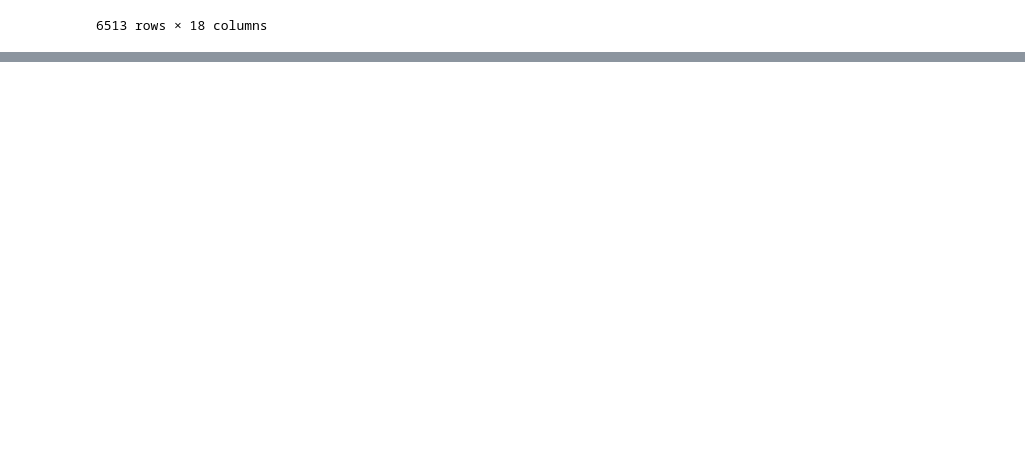
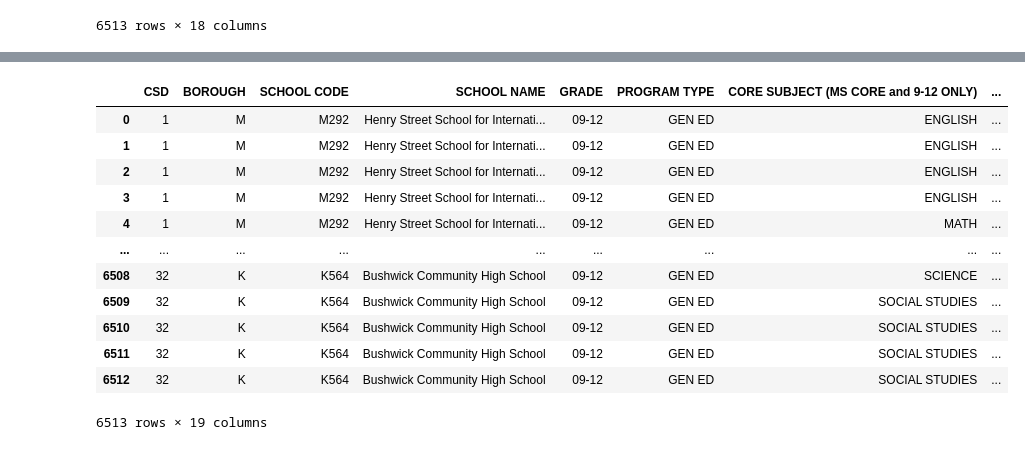
Before and after one commit to aegis301/nyc_high_school_project, a Jupyter notebook: cleaning_project.ipynb, the cells around one changed output, grey strips where cells are left out. Cells and saved outputs as stored; diff of their text form; code cells hidden in the pictures; blank space fills up the shorter version.

```diff
--- a/cleaning_project.ipynb
+++ b/cleaning_project.ipynb
@@ -386,0 +389,4 @@ class_size
+# %%
+avg_class_size = class_size.groupby('DBN')["AVERAGE CLASS SIZE"].agg('mean')
+avg_class_size = pd.DataFrame(avg_class_size)
+avg_class_size
@@ -386,0 +408,4 @@ class_size
+# %%
+avg_class_size.reset_index(inplace=True)
+avg_class_size.rename(columns={"AVERAGE CLASS SIZE": "avg_class_size"}, inplace=True)
+avg_class_size
@@ -386,0 +426,17 @@ class_size
+# %%
+class_size_comp = pd.merge(class_size, avg_class_size, on="DBN")
+class_size_comp
+# %% [output]
+|  | CSD | BOROUGH | SCHOOL CODE | SCHOOL NAME | GRADE | PROGRAM TYPE | CORE SUBJECT (MS CORE and 9-12 ONLY) | ... |
+| 0 | 1 | M | M292 | Henry Street School for Internati... | 09-12 | GEN ED | ENGLISH | ... |
+| 1 | 1 | M | M292 | Henry Street School for Internati... | 09-12 | GEN ED | ENGLISH | ... |
+| 2 | 1 | M | M292 | Henry Street School for Internati... | 09-12 | GEN ED | ENGLISH | ... |
+| 3 | 1 | M | M292 | Henry Street School for Internati... | 09-12 | GEN ED | ENGLISH | ... |
+| 4 | 1 | M | M292 | Henry Street School for Internati... | 09-12 | GEN ED | MATH | ... |
+| ... | ... | ... | ... | ... | ... | ... | ... | ... |
+| 6508 | 32 | K | K564 | Bushwick Community High School | 09-12 | GEN ED | SCIENCE | ... |
+| 6509 | 32 | K | K564 | Bushwick Community High School | 09-12 | GEN ED | SOCIAL STUDIES | ... |
+| 6510 | 32 | K | K564 | Bushwick Community High School | 09-12 | GEN ED | SOCIAL STUDIES | ... |
+| 6511 | 32 | K | K564 | Bushwick Community High School | 09-12 | GEN ED | SOCIAL STUDIES | ... |
+| 6512 | 32 | K | K564 | Bushwick Community High School | 09-12 | GEN ED | SOCIAL STUDIES | ... |
+6513 rows × 19 columns
```
Also changed, not shown: parts of 33 cells of this notebook.
